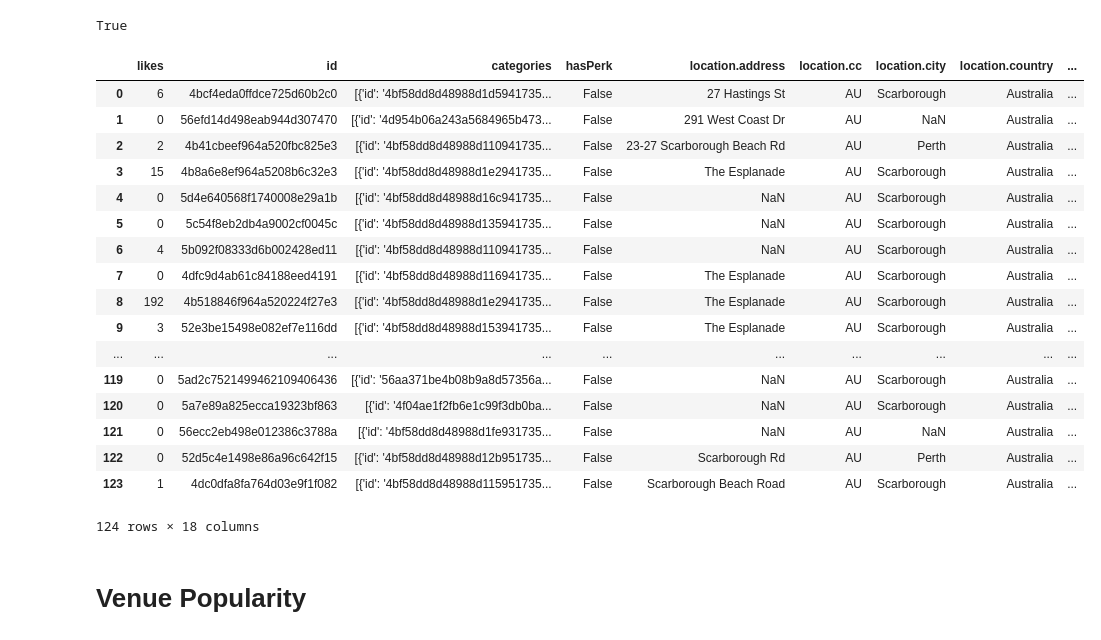
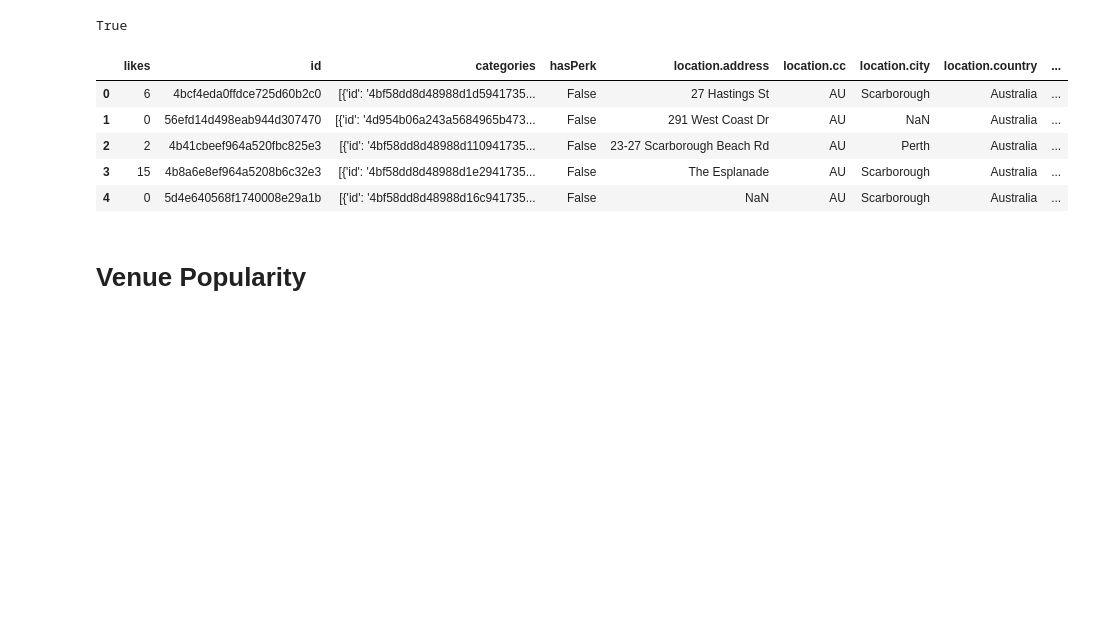
Before and after one commit to bashallc/IBM-Data-Science-Professional-Certificate, a Jupyter notebook: Assignment 7.ipynb, the cells around one changed output. Cells and saved outputs as stored; diff of their text form; code cells hidden in the pictures; blank space fills up the shorter version.

Commit message:
without full lists

```diff
--- a/Assignment 7.ipynb
+++ b/Assignment 7.ipynb
@@ -164,27 +144,15 @@ True
 # %%
 df_like = pd.DataFrame(list(zip(like_count, venue_ids)),
   columns=['likes','id'])
 df_full = pd.merge(df_like, nearby_venues, on=['id'])
-df_full
+df_full.head()
 # %% [output]
 |  | likes | id | categories | hasPerk | location.address | location.cc | location.city | location.country | ... |
 | 0 | 6 | 4bcf4eda0ffdce725d60b2c0 | [{'id': '4bf58dd8d48988d1d5941735... | False | 27 Hastings St | AU | Scarborough | Australia | ... |
 | 1 | 0 | 56efd14d498eab944d307470 | [{'id': '4d954b06a243a5684965b473... | False | 291 West Coast Dr | AU | NaN | Australia | ... |
 | 2 | 2 | 4b41cbeef964a520fbc825e3 | [{'id': '4bf58dd8d48988d110941735... | False | 23-27 Scarborough Beach Rd | AU | Perth | Australia | ... |
 | 3 | 15 | 4b8a6e8ef964a5208b6c32e3 | [{'id': '4bf58dd8d48988d1e2941735... | False | The Esplanade | AU | Scarborough | Australia | ... |
 | 4 | 0 | 5d4e640568f1740008e29a1b | [{'id': '4bf58dd8d48988d16c941735... | False | NaN | AU | Scarborough | Australia | ... |
-| 5 | 0 | 5c54f8eb2db4a9002cf0045c | [{'id': '4bf58dd8d48988d135941735... | False | NaN | AU | Scarborough | Australia | ... |
-| 6 | 4 | 5b092f08333d6b002428ed11 | [{'id': '4bf58dd8d48988d110941735... | False | NaN | AU | Scarborough | Australia | ... |
-| 7 | 0 | 4dfc9d4ab61c84188eed4191 | [{'id': '4bf58dd8d48988d116941735... | False | The Esplanade | AU | Scarborough | Australia | ... |
-| 8 | 192 | 4b518846f964a520224f27e3 | [{'id': '4bf58dd8d48988d1e2941735... | False | The Esplanade | AU | Scarborough | Australia | ... |
-| 9 | 3 | 52e3be15498e082ef7e116dd | [{'id': '4bf58dd8d48988d153941735... | False | The Esplanade | AU | Scarborough | Australia | ... |
-| ... | ... | ... | ... | ... | ... | ... | ... | ... | ... |
-| 119 | 0 | 5ad2c7521499462109406436 | [{'id': '56aa371be4b08b9a8d57356a... | False | NaN | AU | Scarborough | Australia | ... |
-| 120 | 0 | 5a7e89a825ecca19323bf863 | [{'id': '4f04ae1f2fb6e1c99f3db0ba... | False | NaN | AU | Scarborough | Australia | ... |
-| 121 | 0 | 56ecc2eb498e012386c3788a | [{'id': '4bf58dd8d48988d1fe931735... | False | NaN | AU | NaN | Australia | ... |
-| 122 | 0 | 52d5c4e1498e86a96c642f15 | [{'id': '4bf58dd8d48988d12b951735... | False | Scarborough Rd | AU | Perth | Australia | ... |
-| 123 | 1 | 4dc0dfa8fa764d03e9f1f082 | [{'id': '4bf58dd8d48988d115951735... | False | Scarborough Beach Road | AU | Scarborough | Australia | ... |
-124 rows × 18 columns
 # %% [markdown]
 # Venue Popularity #
 # %%
```
Also changed, not shown: parts of 2 cells of this notebook.
